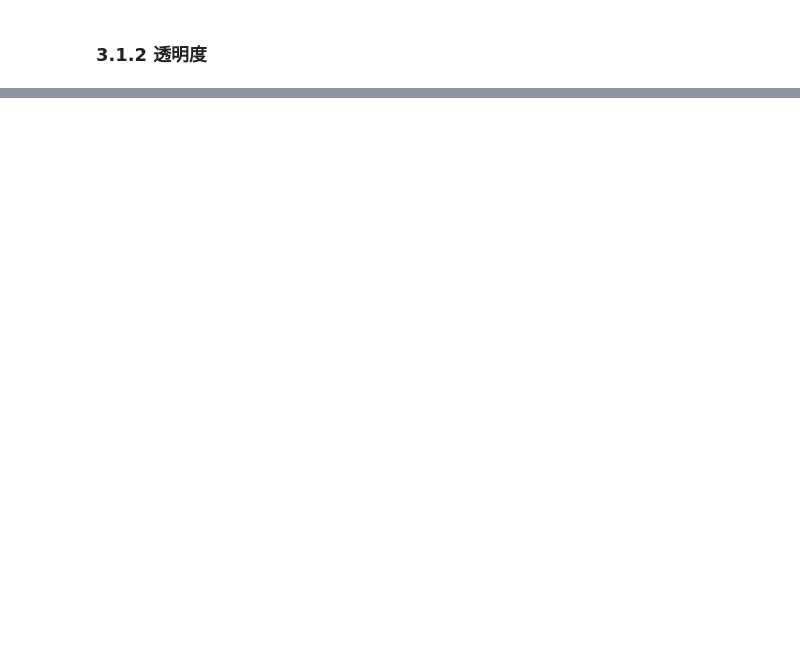
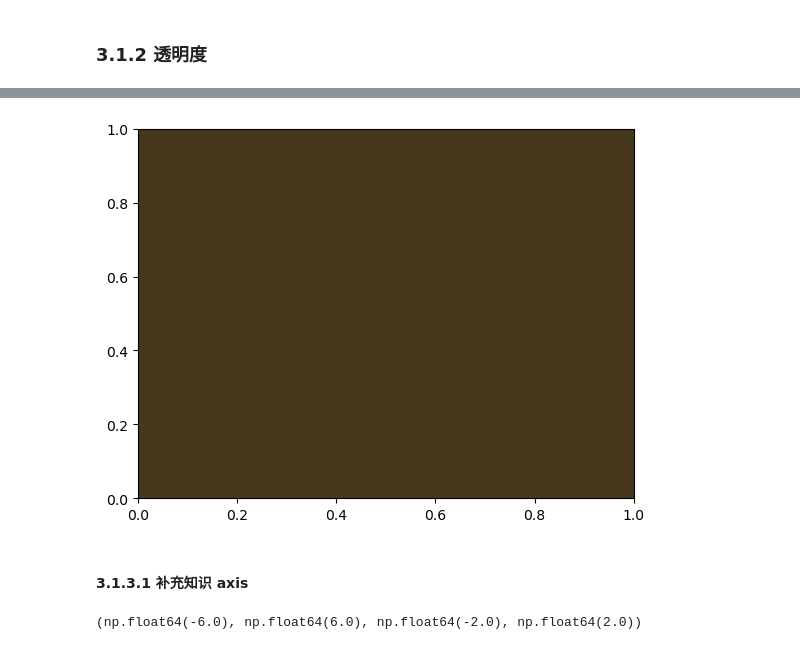
Before and after one commit to Leecoin49/StudyNote, a Jupyter notebook: LLM/AILLM_Luffy/1.Python/第21章Matplotlib/1.Matplotlib绘图.ipynb, the cells around one changed output, grey strips where cells are left out. Saved outputs shown, nothing was run; the diff lists cells and outputs as text; code cells hidden in the pictures; blank space fills up the shorter version.

```diff
--- a/LLM/AILLM_Luffy/1.Python/第21章Matplotlib/1.Matplotlib绘图.ipynb
+++ b/LLM/AILLM_Luffy/1.Python/第21章Matplotlib/1.Matplotlib绘图.ipynb
@@ -516,0 +572,14 @@ plt.show()
+# %%
+ax = plt.subplot(1,1,1)
+ax.set_facecolor(np.random.random(size=3))
+plt.show()
+# %% [output]
+[figure, added]
+# %% [markdown]
+#### 3.1.3.1 补充知识 axis
+# %%
+plt.plot(x, y)
+xmin, xmax, ymin, ymax = -6, 6, -2, 2
+plt.axis([xmin, xmax, ymin, ymax])
+# %% [output]
+(np.float64(-6.0), np.float64(6.0), np.float64(-2.0), np.float64(2.0))
```
Also changed, not shown: parts of 82 cells of this notebook.
